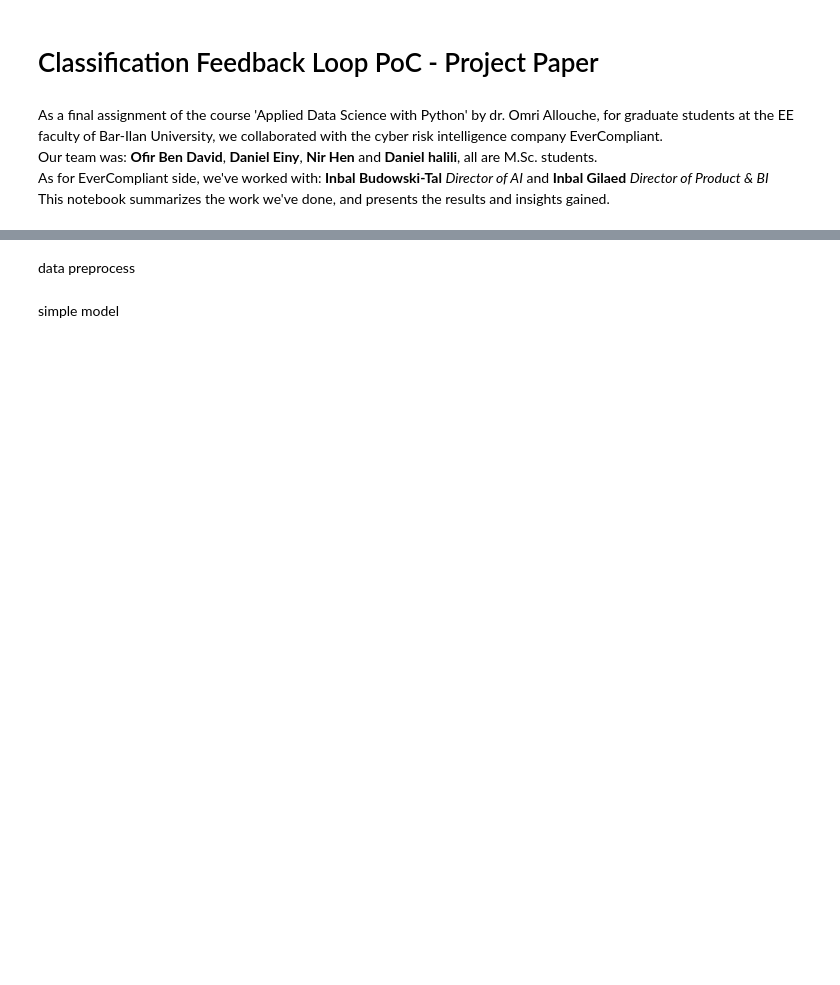
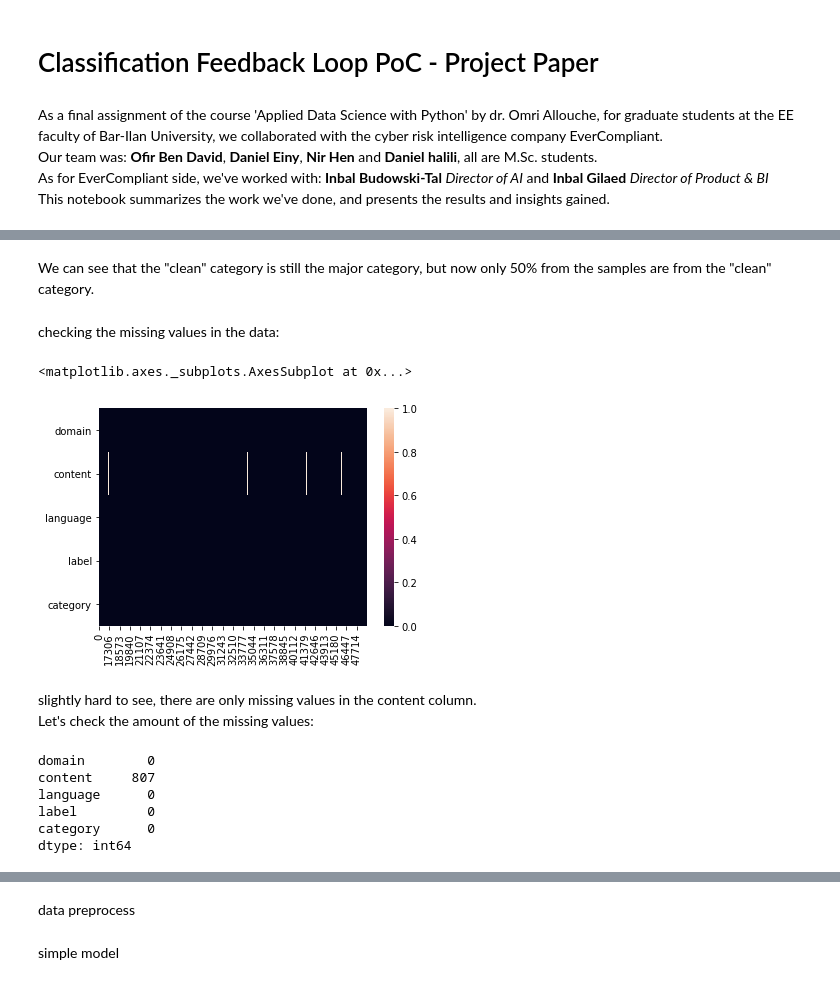
Before and after one commit to DanielEiny/Classification-Feedback-Loop-PoC, a Jupyter notebook: ProjectPaper.ipynb, the cells around one changed output, grey strips where cells are left out. Saved outputs shown, nothing was run; the diff lists cells and outputs as text; code cells hidden in the pictures; blank space fills up the shorter version.

```diff
--- a/ProjectPaper.ipynb
+++ b/ProjectPaper.ipynb
@@ -36,0 +212,22 @@ EDA, include data presentation
+# %% [markdown]
+We can see that the "clean" category is still the major category, but now only 50% from the samples are from the "clean" category.
+# %% [markdown]
+checking the missing values in the data:
+# %%
+sns.heatmap(df.isnull().T.astype(int))
+# %% [output]
+<matplotlib.axes._subplots.AxesSubplot at 0x...>
+[figure, added]
+# %% [markdown]
+slightly hard to see, there are only missing values in the content column.
+<br>
+Let's check the amount of the missing values:
+# %%
+df.isnull().sum()
+# %% [output]
+domain        0
+content     807
+language      0
+label         0
+category      0
+dtype: int64
```
Also changed, not shown: parts of 101 cells of this notebook, 2 other files.
